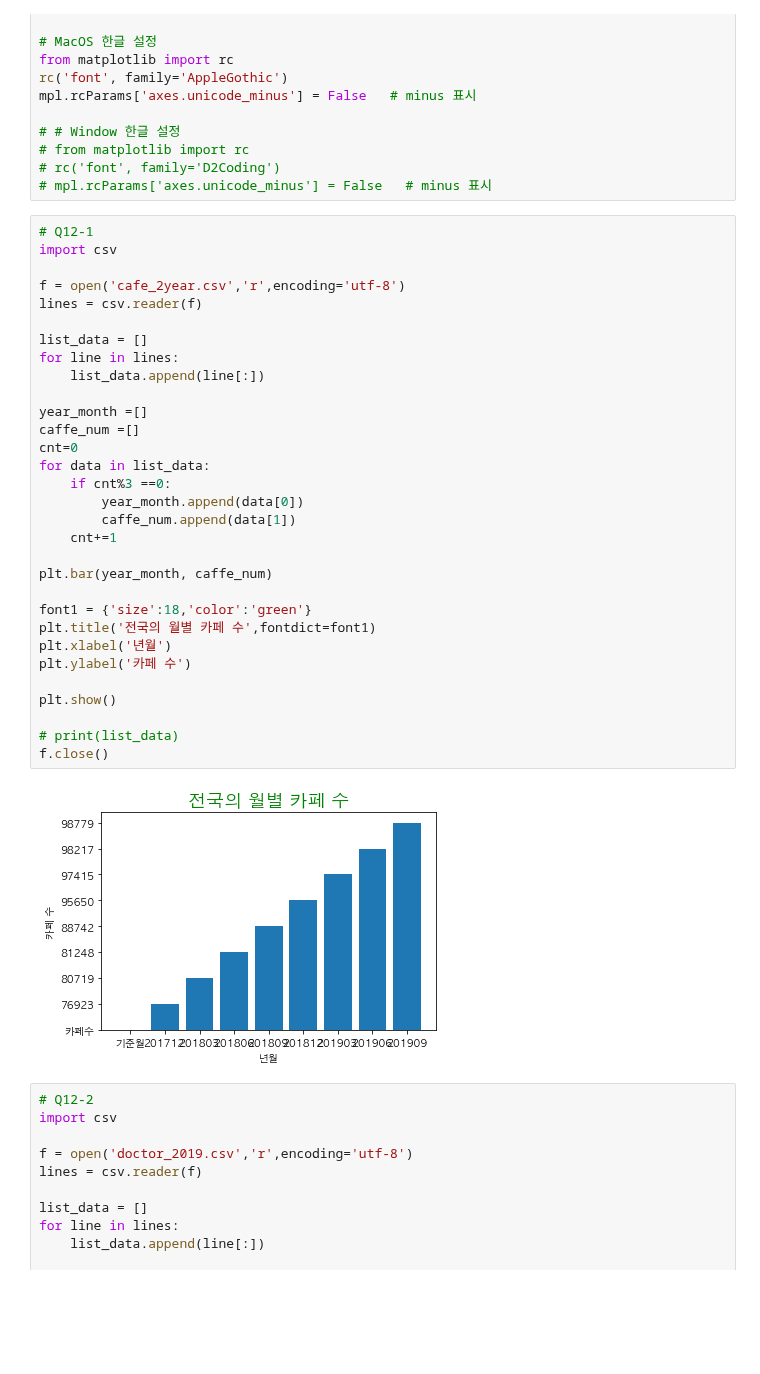
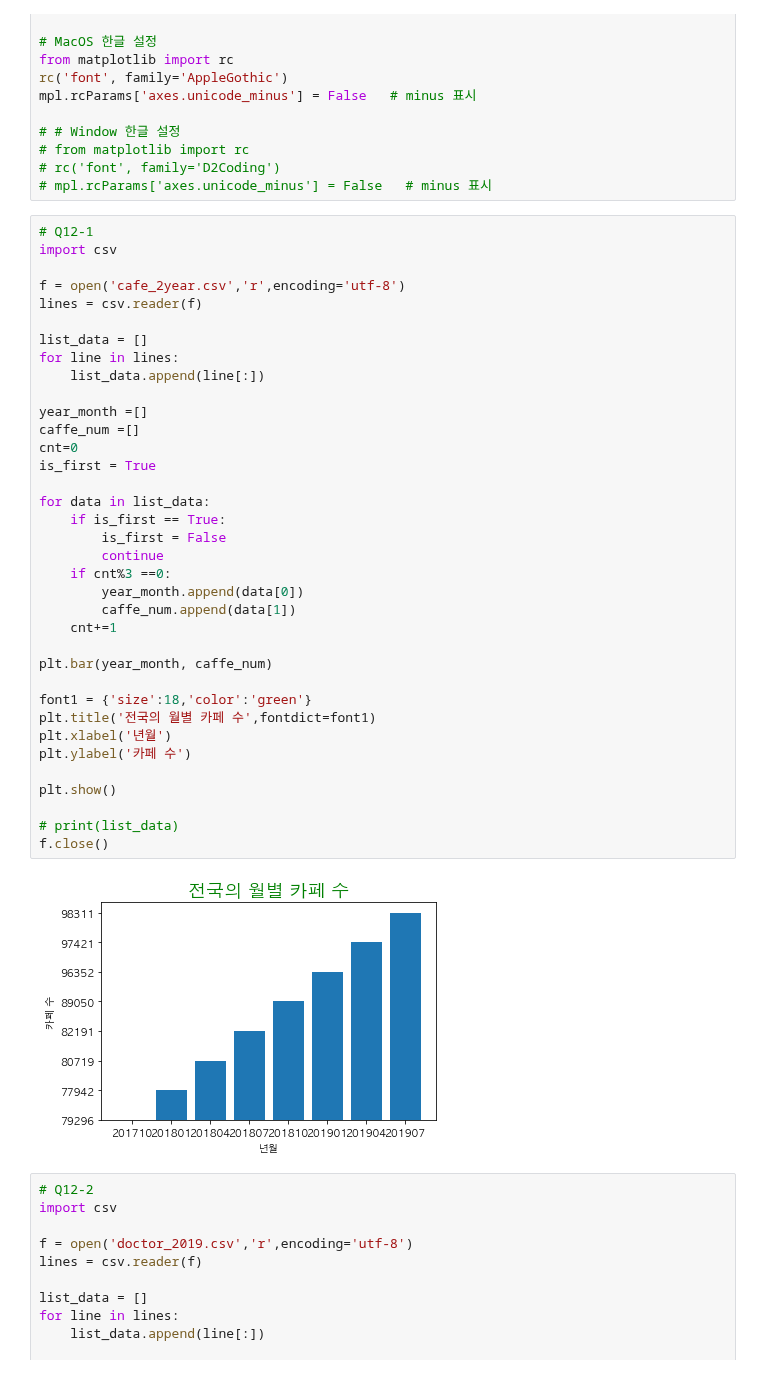
Before and after one commit to JungRyung/AI_class, a Jupyter notebook: python_basic/exercise/matplotlib_exercise.ipynb, the cells around one changed output. Cells and saved outputs as stored; diff of their text form; blank space fills up the shorter version.

```diff
--- a/python_basic/exercise/matplotlib_exercise.ipynb
+++ b/python_basic/exercise/matplotlib_exercise.ipynb
@@ -23,34 +23,39 @@ mpl.rcParams['axes.unicode_minus'] = False   # minus 표시
 import csv
 
 f = open('cafe_2year.csv','r',encoding='utf-8')
 lines = csv.reader(f)
 
 list_data = []
 for line in lines:
     list_data.append(line[:])
 
 year_month =[]
 caffe_num =[]
 cnt=0
+is_first = True
+
 for data in list_data:
+    if is_first == True:
+        is_first = False
+        continue
     if cnt%3 ==0:
         year_month.append(data[0])
         caffe_num.append(data[1])
     cnt+=1
 
 plt.bar(year_month, caffe_num)
 
 font1 = {'size':18,'color':'green'}
 plt.title('전국의 월별 카페 수',fontdict=font1)
 plt.xlabel('년월')
 plt.ylabel('카페 수')
 
 plt.show()
 
 # print(list_data)
 f.close()
 # %% [output]
-[figure, old version]
+[figure, new version]
 # %%
 # Q12-2
 import csv
```
Also changed, not shown: parts of 1 cell of this notebook.
